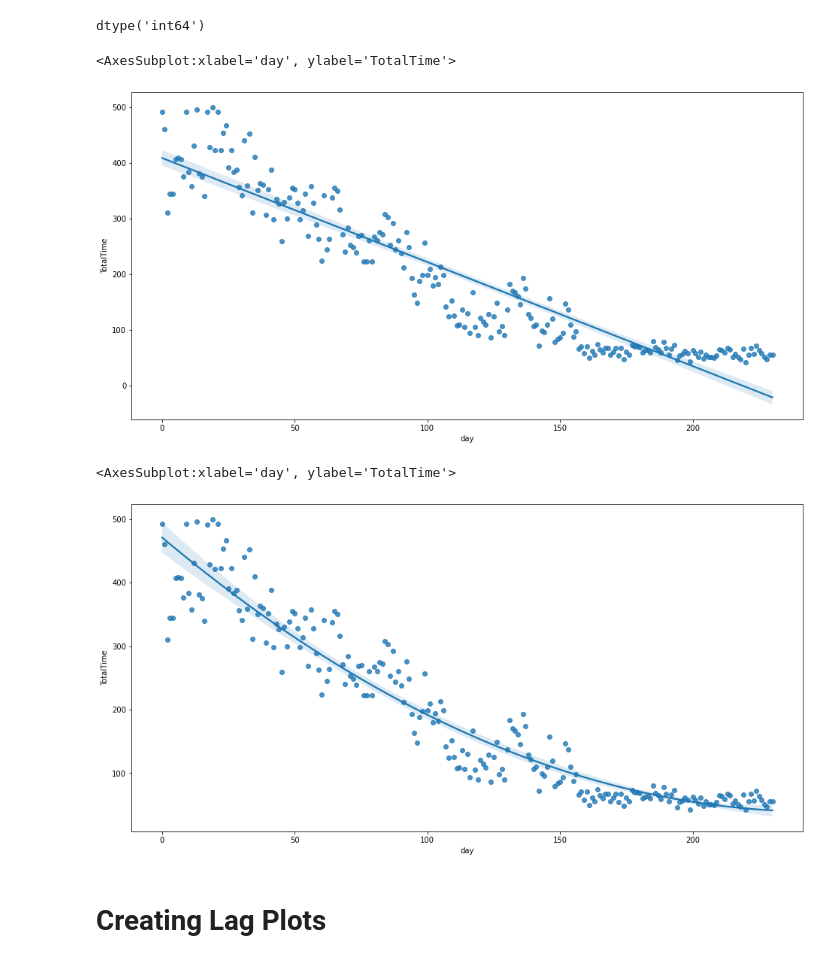
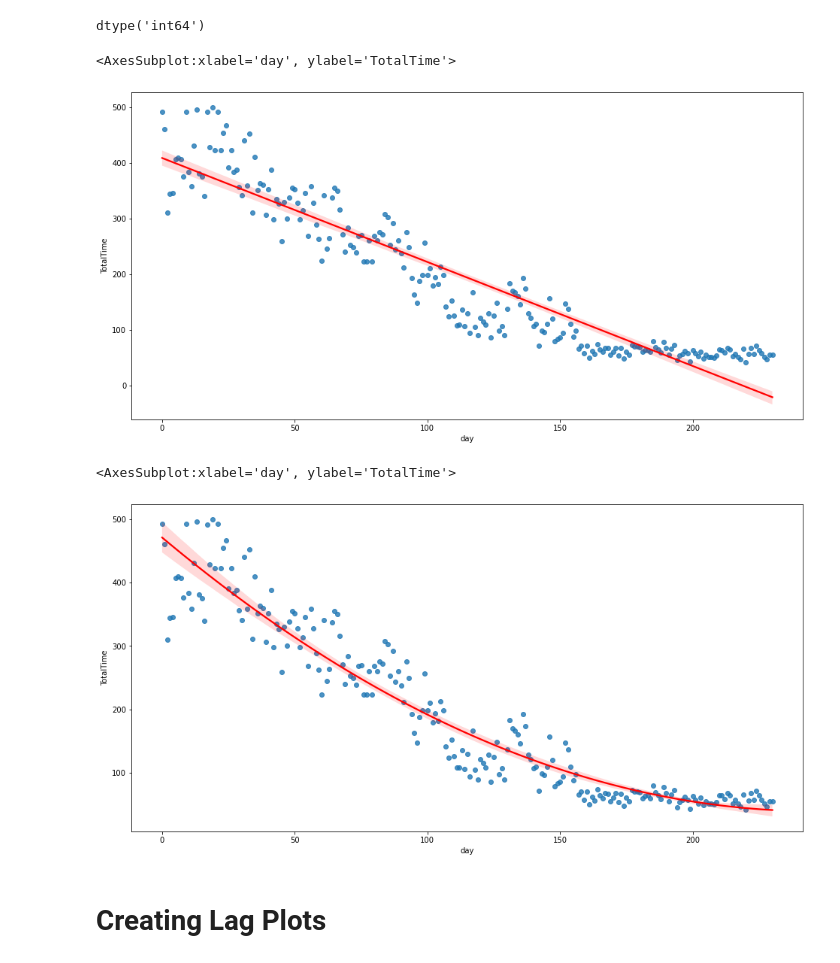
Before and after one commit to kints13/Breastfeeding_time_series_forecasting, a Jupyter notebook: Breastfeeding_time_series_forecasting.ipynb, the cells around one changed output. Drawn from its saved outputs; the diff is of its cells as text; code cells hidden in the pictures.

```diff
--- a/Breastfeeding_time_series_forecasting.ipynb
+++ b/Breastfeeding_time_series_forecasting.ipynb
@@ -169,17 +169,17 @@ dtype('int64')
 # %%
 # trendline going down / negative slope = negative trend in data
 # time spent breastfeeding is decreasing over time
-sns.regplot(x= df3['day'], y=df3['TotalTime'])
+sns.regplot(x= df3['day'], y=df3['TotalTime'], line_kws={"color": "red"})
 # %% [output]
 <AxesSubplot:xlabel='day', ylabel='TotalTime'>
-[figure, old version]
+[figure, new version]
 # %%
 # quadratic trendline
 # shows negative slope that is beginning to plateau from ~day 180 onwards (approx 6 months)
-sns.regplot(x= df3['day'], y=df3['TotalTime'], order=2)
+sns.regplot(x= df3['day'], y=df3['TotalTime'], order=2, line_kws={"color": "red"})
 # %% [output]
 <AxesSubplot:xlabel='day', ylabel='TotalTime'>
-[figure, old version]
+[figure, new version]
 # %% [markdown]
 # Creating Lag Plots
 # %%
```
Also changed, not shown: parts of 2 cells of this notebook.
